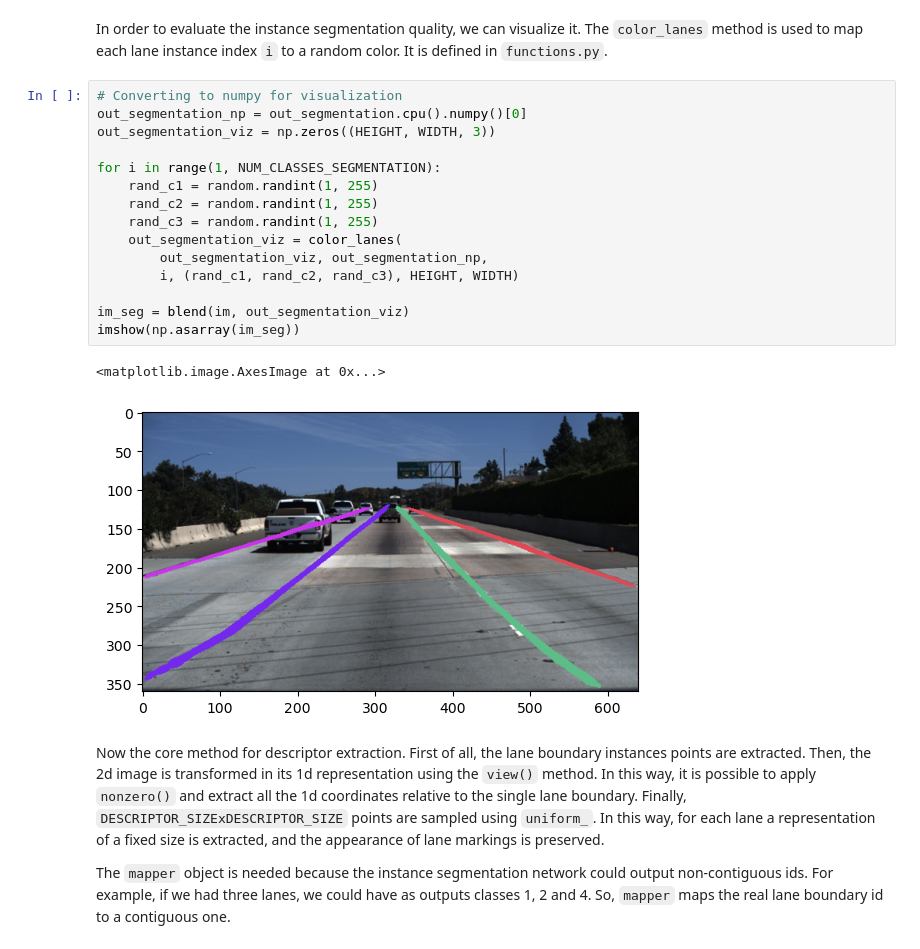
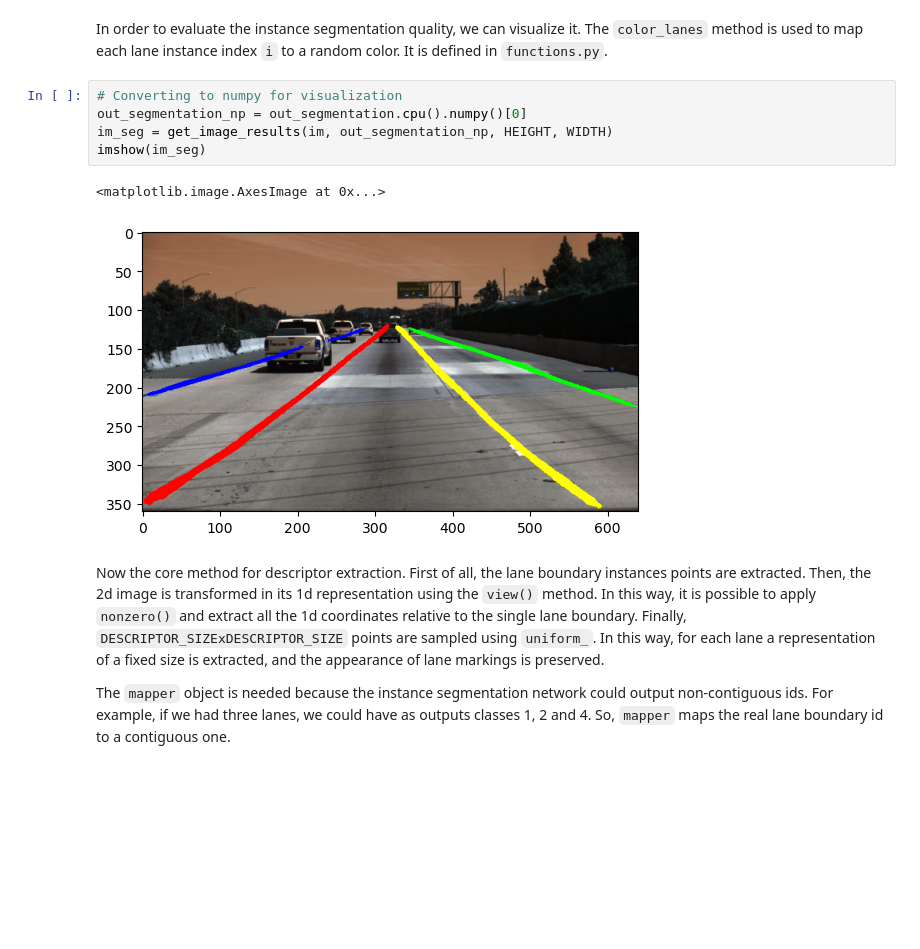
Before and after one commit to NghiemXuan11/KhoaLuanTotNghiep, a Jupyter notebook: Cascade-LD/main.ipynb, the cells around one changed output. Drawn from its saved outputs; the diff is of its cells as text; blank space fills up the shorter version.

```diff
--- a/Cascade-LD/main.ipynb
+++ b/Cascade-LD/main.ipynb
@@ -109,24 +110,14 @@ out_segmentation = segmentation_network(im_tensor)
 out_segmentation = out_segmentation.max(dim=1)[1]
 # %% [markdown]
 In order to evaluate the instance segmentation quality, we can visualize it. The `color_lanes` method is used to map each lane instance index `i` to a random color. It is defined in `functions.py`.
-# %%
-# Converting to numpy for visualization
-out_segmentation_np = out_segmentation.cpu().numpy()[0]
-out_segmentation_viz = np.zeros((HEIGHT, WIDTH, 3))
-
-for i in range(1, NUM_CLASSES_SEGMENTATION):
-    rand_c1 = random.randint(1, 255)
-    rand_c2 = random.randint(1, 255)
-    rand_c3 = random.randint(1, 255)
-    out_segmentation_viz = color_lanes(
-        out_segmentation_viz, out_segmentation_np,
-        i, (rand_c1, rand_c2, rand_c3), HEIGHT, WIDTH)
-
-im_seg = blend(im, out_segmentation_viz)
-imshow(np.asarray(im_seg))
-# %% [output]
-<matplotlib.image.AxesImage at 0x...>
-[figure, removed]
+# %%
+# Converting to numpy for visualization
+out_segmentation_np = out_segmentation.cpu().numpy()[0]
+im_seg = get_image_results(im, out_segmentation_np, HEIGHT, WIDTH)
+imshow(im_seg)
+# %% [output]
+<matplotlib.image.AxesImage at 0x...>
+[figure, added]
 # %% [markdown]
 Now the core method for descriptor extraction. First of all, the lane boundary instances points are extracted. Then, the 2d image is transformed in its 1d representation using the `view()` method. In this way, it is possible to apply `nonzero()` and extract all the 1d coordinates relative to the single lane boundary. Finally, `DESCRIPTOR_SIZExDESCRIPTOR_SIZE` points are sampled using `uniform_`. In this way, for each lane a representation of a fixed size is extracted, and the appearance of lane markings is preserved.
 
```
Also changed, not shown: parts of 5 cells of this notebook, 20 other files.
